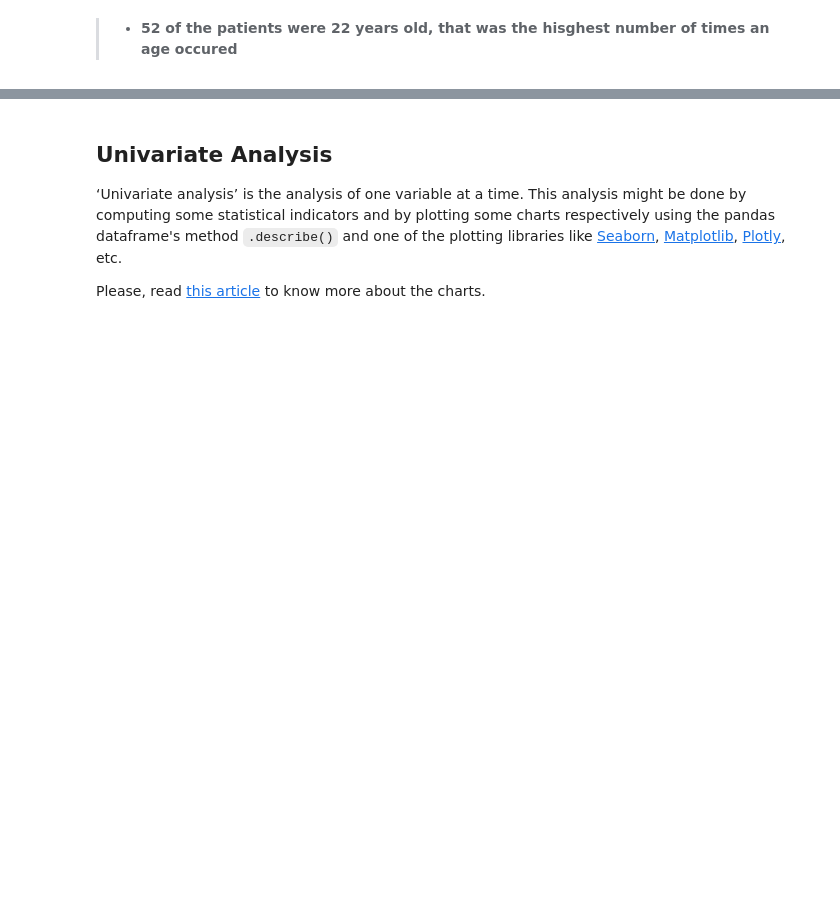
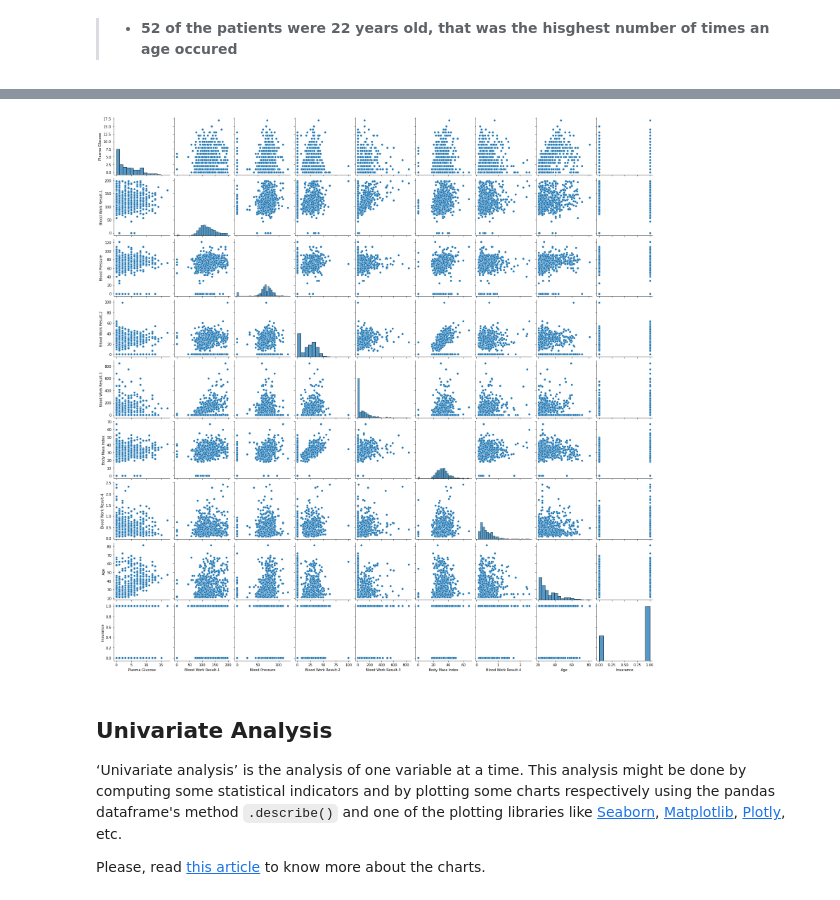
Before and after one commit to Bright136/Embedding-a-Machine-Learning-Model-into-a-Web-Application, a Jupyter notebook: dev/notebooks/Sepssis_prediction_with_ml.ipynb, the cells around one changed output, grey strips where cells are left out. Saved outputs shown, nothing was run; the diff lists cells and outputs as text; code cells hidden in the pictures; blank space fills up the shorter version.

```diff
--- a/dev/notebooks/Sepssis_prediction_with_ml.ipynb
+++ b/dev/notebooks/Sepssis_prediction_with_ml.ipynb
@@ -358,3 +366,9 @@ plt.ylabel('Count');
+# %%
+# Create pair plot
+sns.pairplot(df)
+plt.show()
+# %% [output]
+[figure, added]
 # %% [markdown]
 ## Univariate Analysis
 
```
Also changed, not shown: parts of 87 cells of this notebook, 2 other files.
